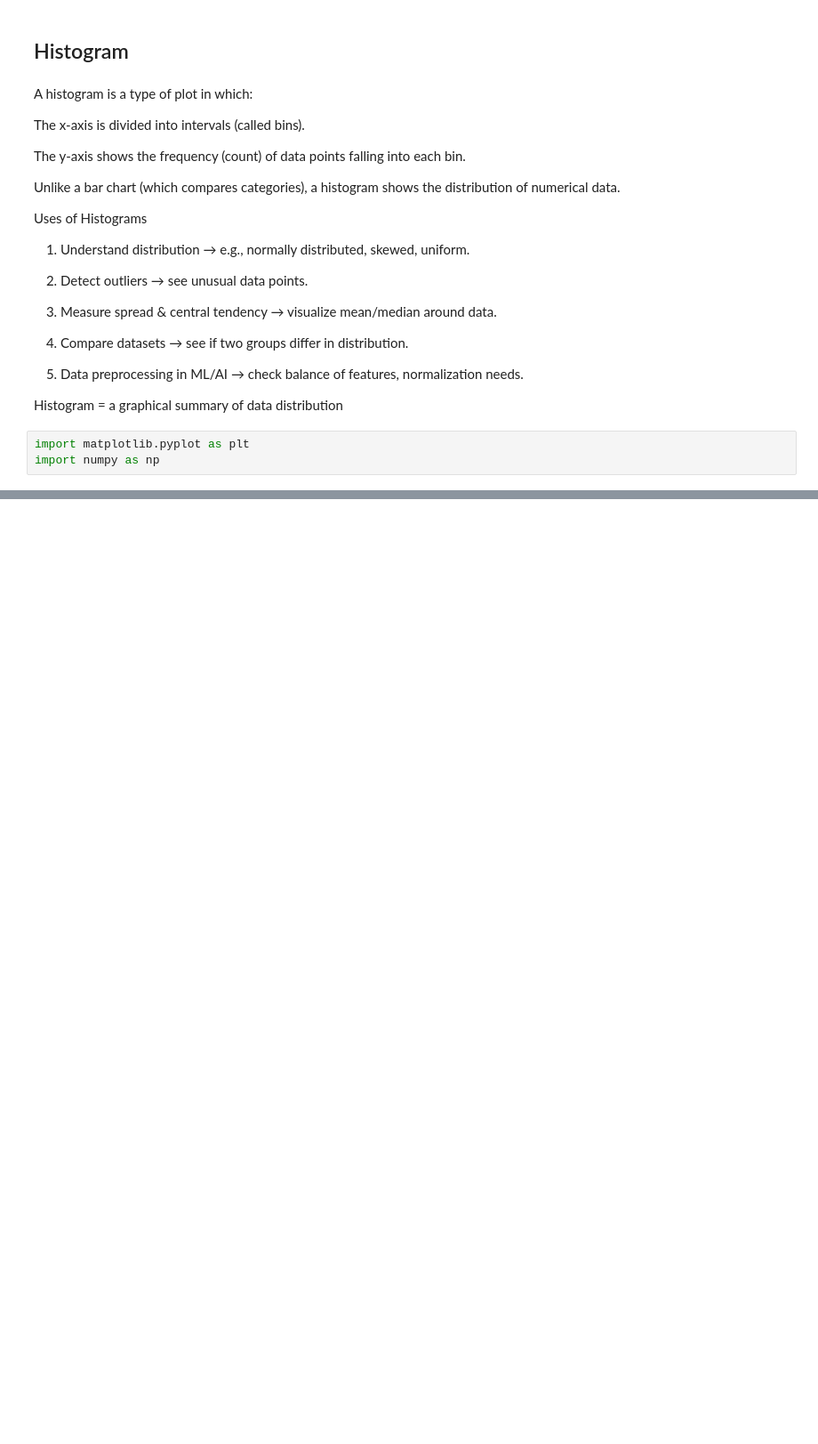
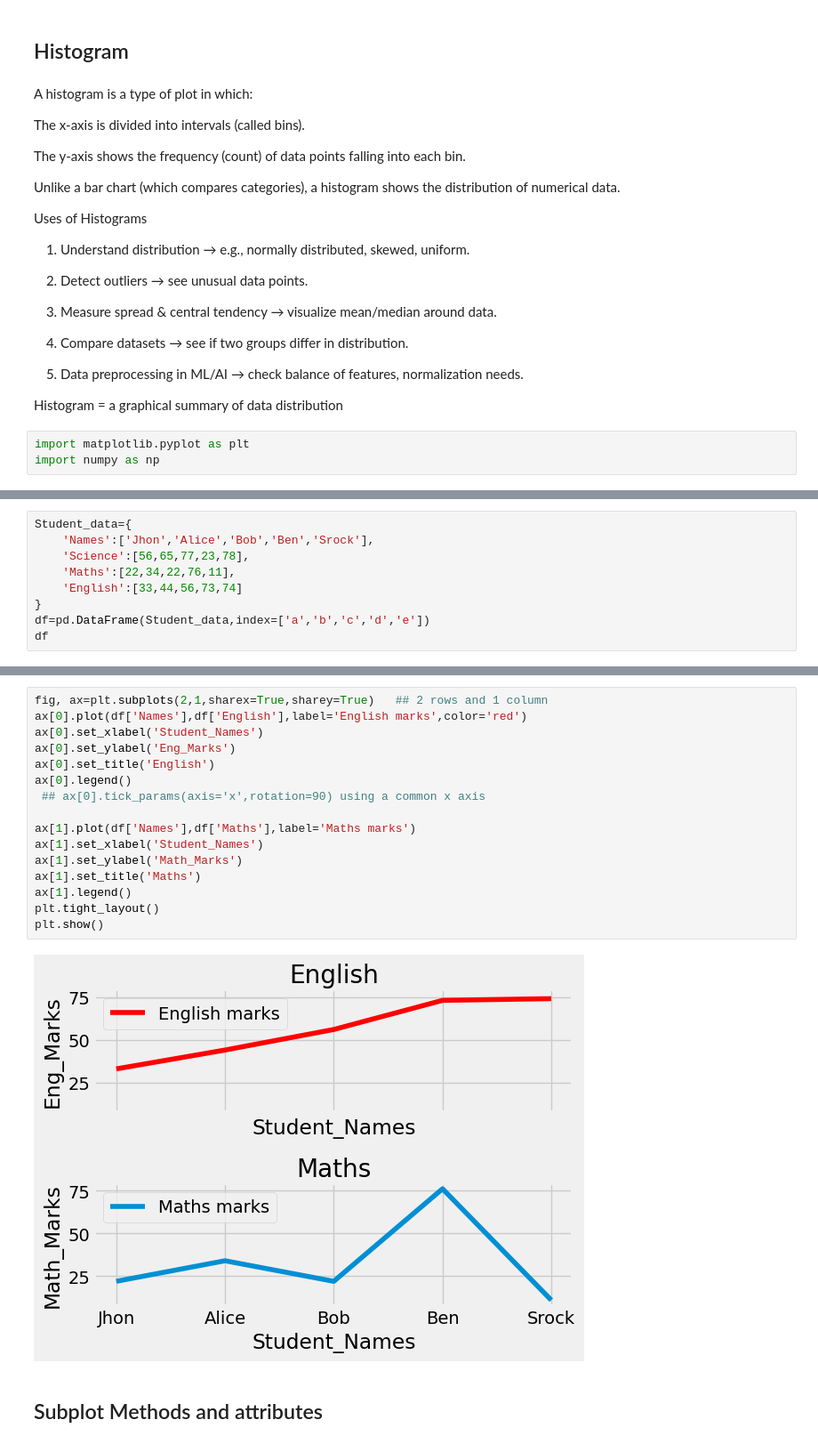
Before and after one commit to AyushamMishra/Basic_py_pkg.py, a Jupyter notebook: Matplotlib_2.ipynb, the cells around one changed output, grey strips where cells are left out. Shown at 89% size. Cells and saved outputs as stored; diff of their text form; blank space fills up the shorter version.

```diff
--- a/Matplotlib_2.ipynb
+++ b/Matplotlib_2.ipynb
@@ -126,0 +136,9 @@ plt.show()                                                        ## rwidth - re
+# %%
+Student_data={
+    'Names':['Jhon','Alice','Bob','Ben','Srock'],
+    'Science':[56,65,77,23,78],
+    'Maths':[22,34,22,76,11],
+    'English':[33,44,56,73,74]
+}
+df=pd.DataFrame(Student_data,index=['a','b','c','d','e'])
+df
@@ -126,0 +152,20 @@ plt.show()                                                        ## rwidth - re
+# %%
+fig, ax=plt.subplots(2,1,sharex=True,sharey=True)   ## 2 rows and 1 column
+ax[0].plot(df['Names'],df['English'],label='English marks',color='red')
+ax[0].set_xlabel('Student_Names')
+ax[0].set_ylabel('Eng_Marks')
+ax[0].set_title('English')
+ax[0].legend()
+ ## ax[0].tick_params(axis='x',rotation=90) using a common x axis
+
+ax[1].plot(df['Names'],df['Maths'],label='Maths marks')
+ax[1].set_xlabel('Student_Names')
+ax[1].set_ylabel('Math_Marks')
+ax[1].set_title('Maths')
+ax[1].legend()
+plt.tight_layout()
+plt.show()
+# %% [output]
+[figure, added]
+# %% [markdown]
+## Subplot Methods and attributes
```
Also changed, not shown: parts of 13 cells of this notebook.
